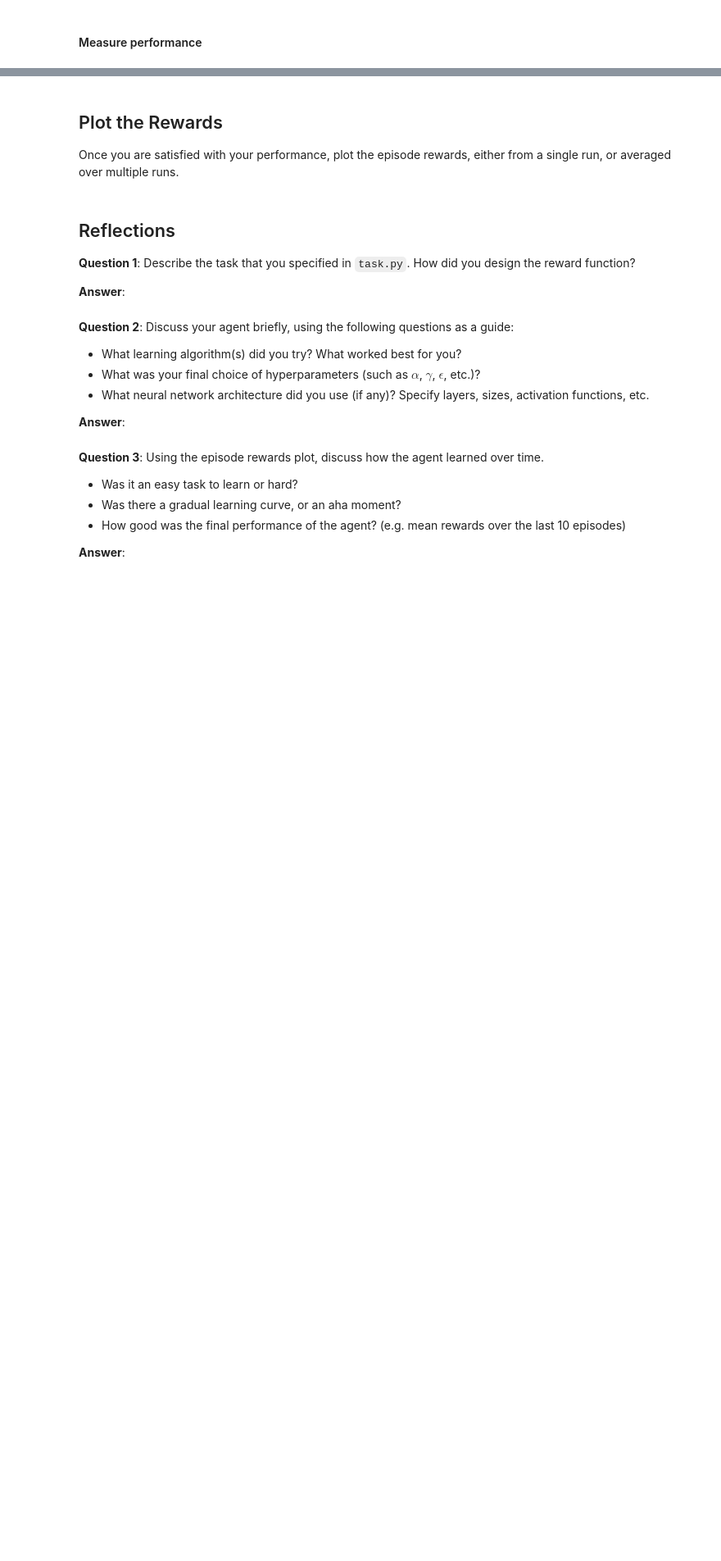
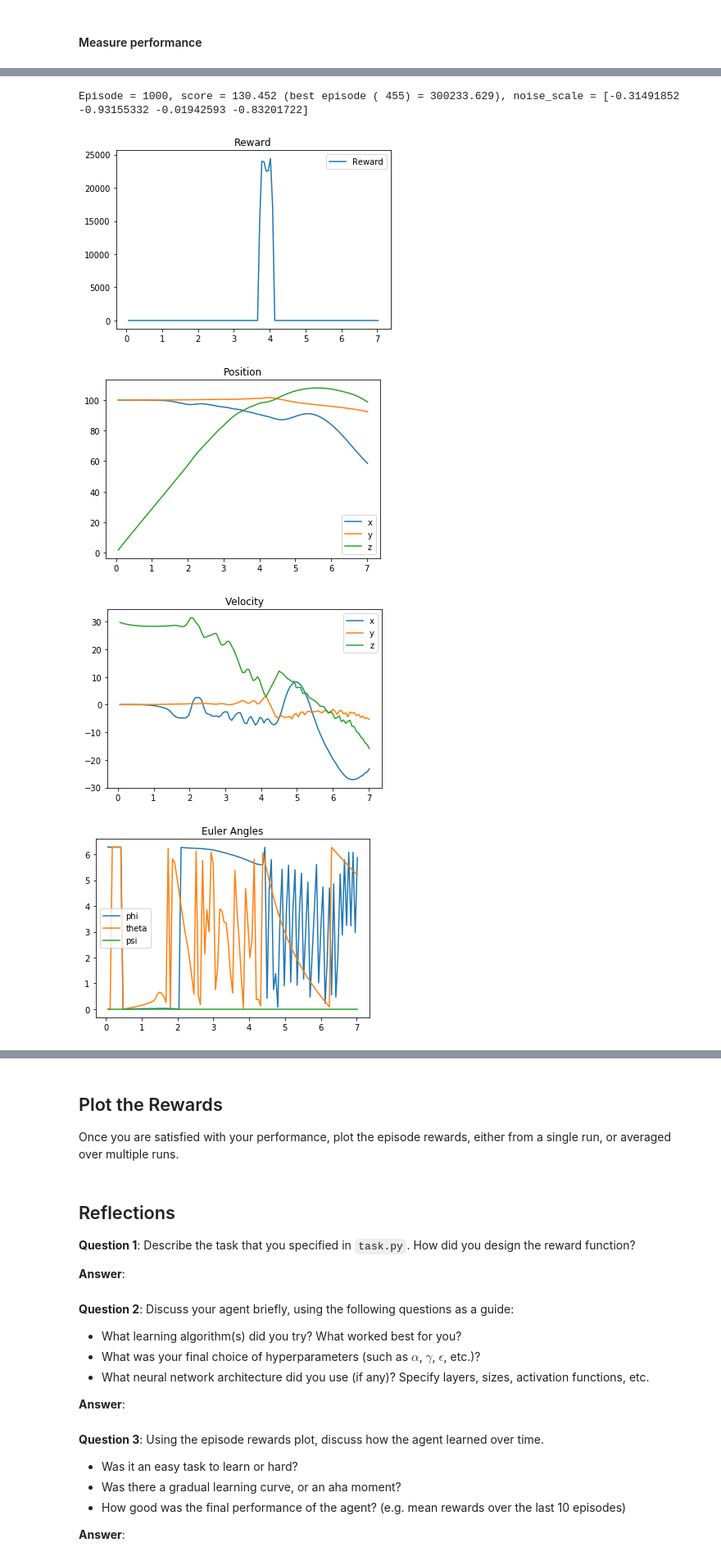
Before and after one commit to MichelML/udacity-quadopter, a Jupyter notebook: Quadcopter_Project.ipynb, the cells around one changed output, grey strips where cells are left out. Shown at 82% size. Drawn from its saved outputs; the diff is of its cells as text; code cells hidden in the pictures; blank space fills up the shorter version.

```diff
--- a/Quadcopter_Project.ipynb
+++ b/Quadcopter_Project.ipynb
@@ -415,0 +431,41 @@ plot_all(results)
+# %%
+from ddpg.agent import DDPG
+from task2 import Task
+
+task = Task(
+    target_pos=np.array([100., 100., 100., .0, .0, .0]),
+    init_pose=[100.,100., 0., 0., 0., 0.],
+    init_velocities=[0.,0.,30.],
+    init_angle_velocities=[0.,0.,0.],
+    runtime=7.
+)
+
+batch_size = 2028
+buffer_size = batch_size * 50
+agent = DDPG(
+    task,
+    # noise
+    mu=0.,
+    theta=.05,
+    sigma=.3,
+    # replay buffer
+    buffer_size=buffer_size,
+    batch_size=batch_size,
+    # algorithm parameters
+    gamma=0.99,
+    tau=0.01,
+    # learning rate
+    learning_rate=100
+)
+
+train(1000, task, agent, 'actor_critic2')
+# %% [output]
+Episode = 1000, score = 130.452 (best episode ( 455) = 300233.629), noise_scale = [-0.31491852 -0.93155332 -0.01942593 -0.83201722]
+# %%
+results = pd.read_csv("data/actor_critic2_best.txt")
+plot_all(results)
+# %% [output]
+[figure, added]
+[figure, added]
+[figure, added]
+[figure, added]
```
Also changed, not shown: parts of 9 cells of this notebook, 4 other files.
